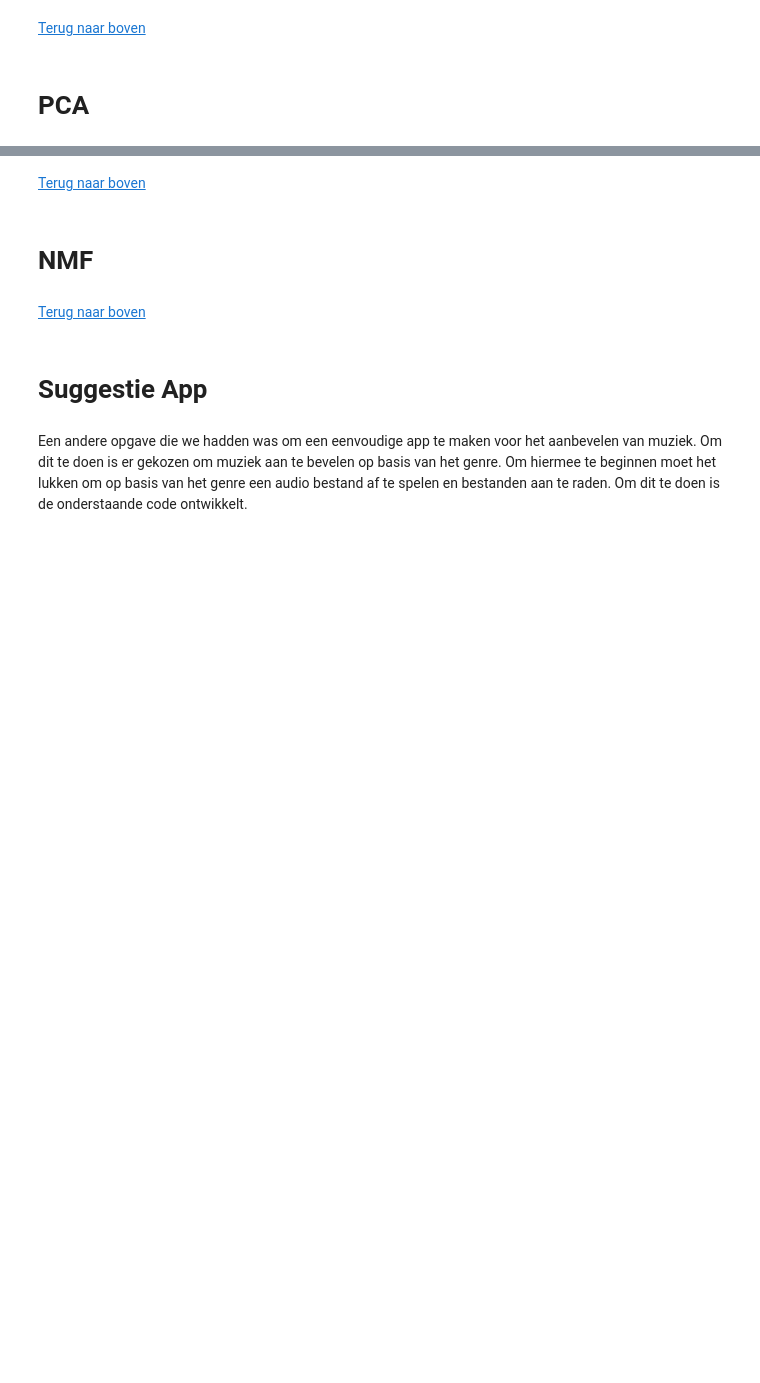
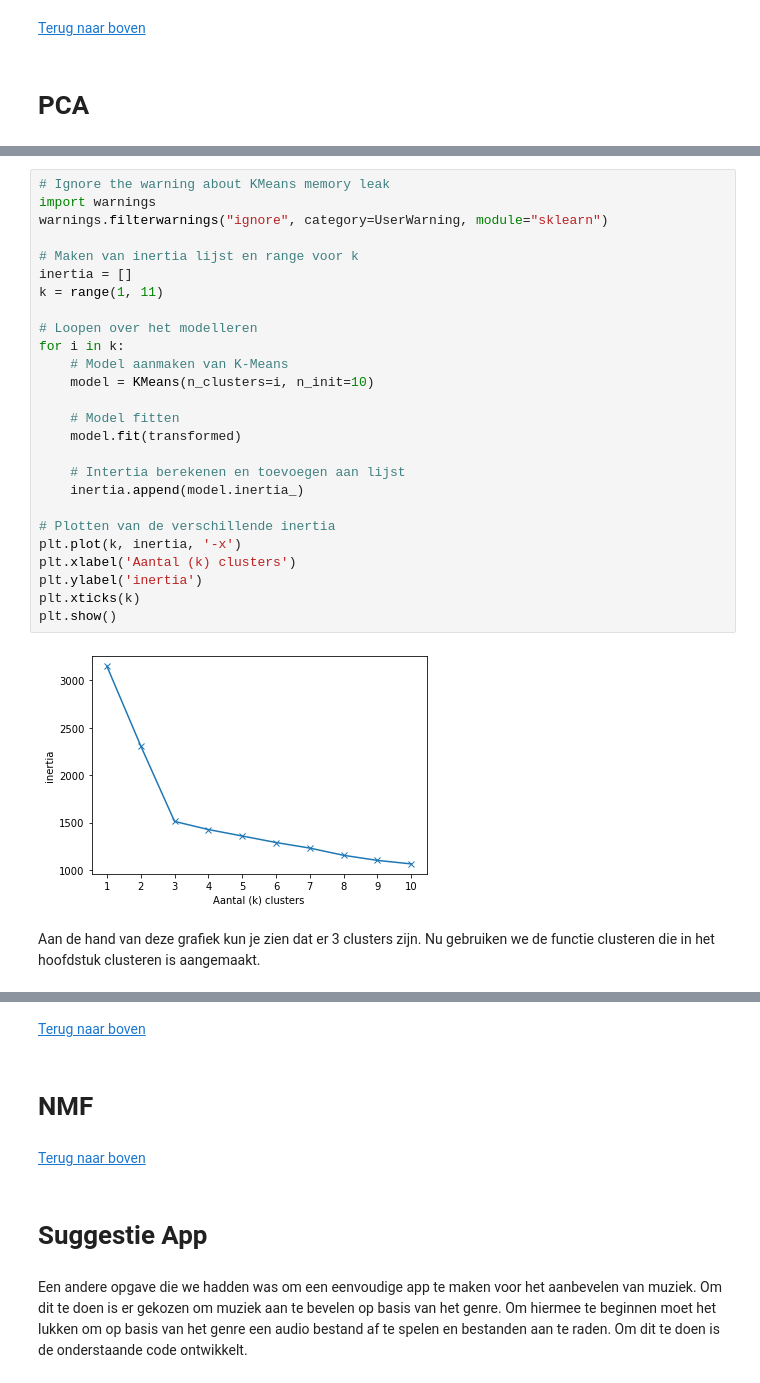
Before and after one commit to BJHeemskerk/MachineLearning, a Jupyter notebook: Muziek/Opdracht 3.ipynb, the cells around one changed output, grey strips where cells are left out. Saved outputs shown, nothing was run; the diff lists cells and outputs as text; blank space fills up the shorter version.

```diff
--- a/Muziek/Opdracht 3.ipynb
+++ b/Muziek/Opdracht 3.ipynb
@@ -1710,0 +1771,30 @@ plt.scatter(PC[:,0], PC[:,1])
+# %%
+# Ignore the warning about KMeans memory leak
+import warnings
+warnings.filterwarnings("ignore", category=UserWarning, module="sklearn")
+
+# Maken van inertia lijst en range voor k
+inertia = []
+k = range(1, 11)
+
+# Loopen over het modelleren
+for i in k:
+    # Model aanmaken van K-Means
+    model = KMeans(n_clusters=i, n_init=10)
+
+    # Model fitten
+    model.fit(transformed)
+
+    # Intertia berekenen en toevoegen aan lijst
+    inertia.append(model.inertia_)
+
+# Plotten van de verschillende inertia
+plt.plot(k, inertia, '-x')
+plt.xlabel('Aantal (k) clusters')
+plt.ylabel('inertia')
+plt.xticks(k)
+plt.show()
+# %% [output]
+[figure, added]
+# %% [markdown]
+Aan de hand van deze grafiek kun je zien dat er 3 clusters zijn. Nu gebruiken we de functie clusteren die in het hoofdstuk clusteren is aangemaakt.
```
Also changed, not shown: parts of 56 cells of this notebook.
